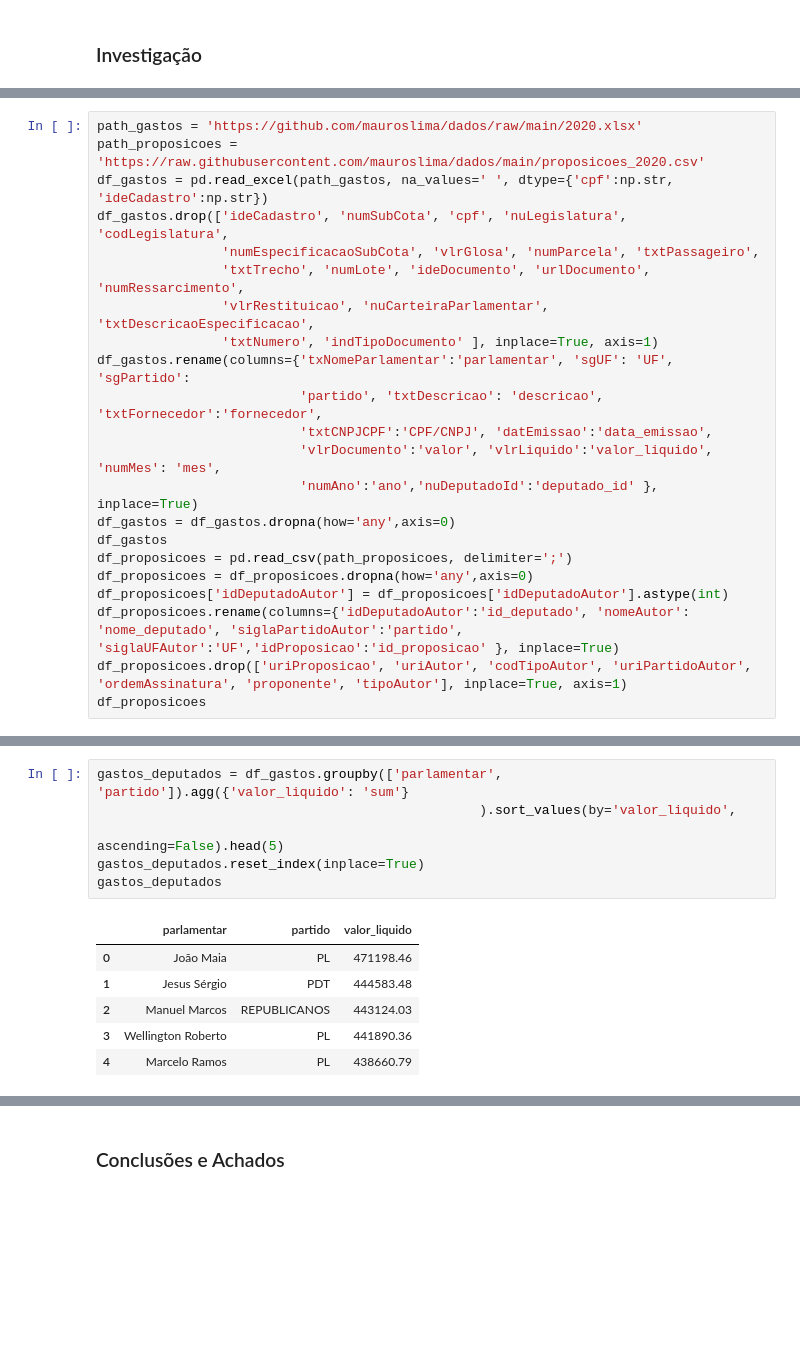
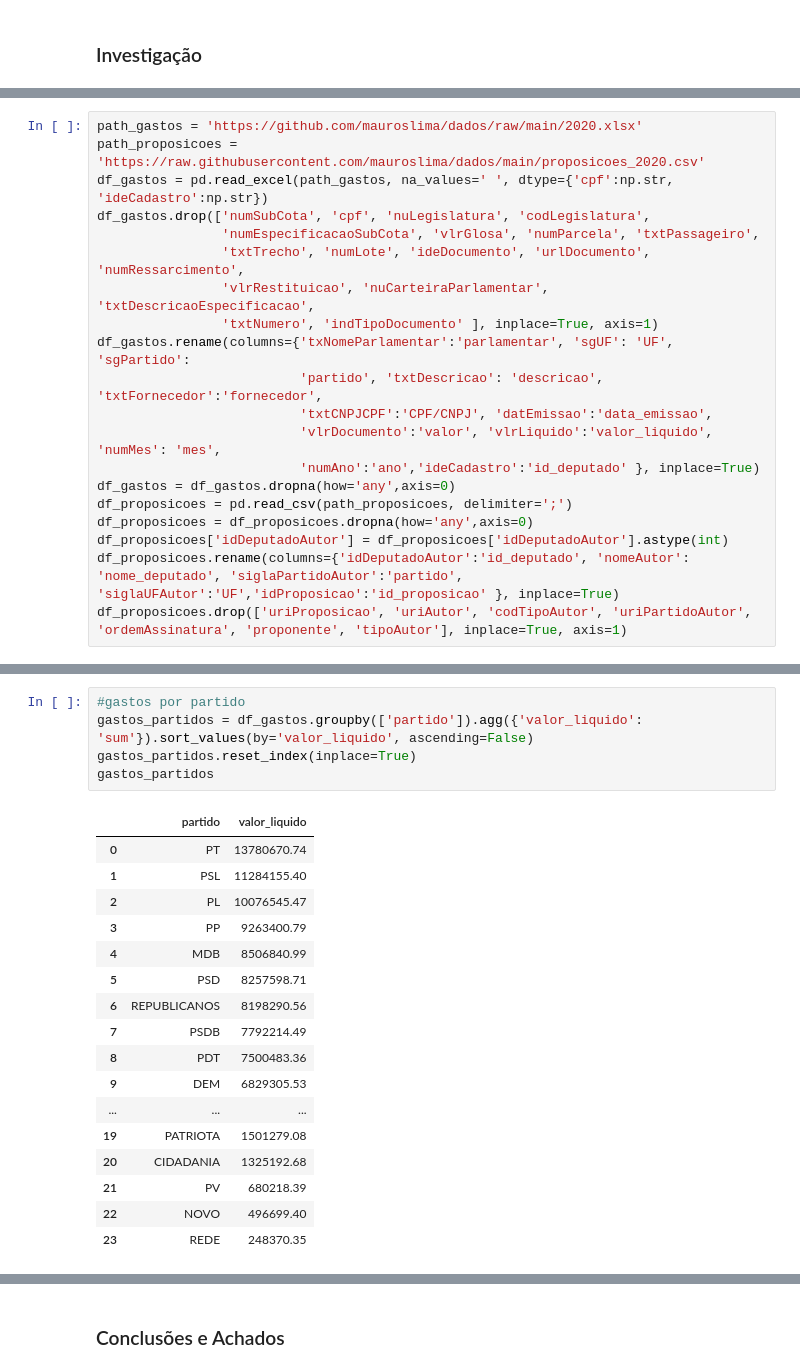
Before and after one commit to mauroslima/curso_ciencia_dados, a Jupyter notebook: TrabalhoFinal.ipynb, the cells around one changed output, grey strips where cells are left out. Saved outputs shown, nothing was run; the diff lists cells and outputs as text; blank space fills up the shorter version.

```diff
--- a/TrabalhoFinal.ipynb
+++ b/TrabalhoFinal.ipynb
@@ -32,7 +37,7 @@ sns.set()
 path_gastos = 'https://github.com/mauroslima/dados/raw/main/2020.xlsx'
 path_proposicoes = 'https://raw.githubusercontent.com/mauroslima/dados/main/proposicoes_2020.csv'
 df_gastos = pd.read_excel(path_gastos, na_values=' ', dtype={'cpf':np.str, 'ideCadastro':np.str})
-df_gastos.drop(['ideCadastro', 'numSubCota', 'cpf', 'nuLegislatura', 'codLegislatura',
+df_gastos.drop(['numSubCota', 'cpf', 'nuLegislatura', 'codLegislatura',
                 'numEspecificacaoSubCota', 'vlrGlosa', 'numParcela', 'txtPassageiro',
                 'txtTrecho', 'numLote', 'ideDocumento', 'urlDocumento', 'numRessarcimento',
                 'vlrRestituicao', 'nuCarteiraParlamentar', 'txtDescricaoEspecificacao',
@@ -41,12 +46,10 @@ df_gastos.rename(columns={'txNomeParlamentar':'parlamentar', 'sgUF': 'UF', 'sgPa
                           'partido', 'txtDescricao': 'descricao', 'txtFornecedor':'fornecedor',
                           'txtCNPJCPF':'CPF/CNPJ', 'datEmissao':'data_emissao',
                           'vlrDocumento':'valor', 'vlrLiquido':'valor_liquido', 'numMes': 'mes',
-                          'numAno':'ano','nuDeputadoId':'deputado_id' }, inplace=True)
+                          'numAno':'ano','ideCadastro':'id_deputado' }, inplace=True)
 df_gastos = df_gastos.dropna(how='any',axis=0)
-df_gastos
 df_proposicoes = pd.read_csv(path_proposicoes, delimiter=';')
 df_proposicoes = df_proposicoes.dropna(how='any',axis=0)
 df_proposicoes['idDeputadoAutor'] = df_proposicoes['idDeputadoAutor'].astype(int)
 df_proposicoes.rename(columns={'idDeputadoAutor':'id_deputado', 'nomeAutor': 'nome_deputado', 'siglaPartidoAutor':'partido', 'siglaUFAutor':'UF','idProposicao':'id_proposicao' }, inplace=True)
 df_proposicoes.drop(['uriProposicao', 'uriAutor', 'codTipoAutor', 'uriPartidoAutor', 'ordemAssinatura', 'proponente', 'tipoAutor'], inplace=True, axis=1)
-df_proposicoes
@@ -67,13 +76,23 @@ df_proposicoes
 # %%
-gastos_deputados = df_gastos.groupby(['parlamentar', 'partido']).agg({'valor_liquido': 'sum'}
-                                                 ).sort_values(by='valor_liquido',
-                                                               ascending=False).head(5)
-gastos_deputados.reset_index(inplace=True)
-gastos_deputados
+#gastos por partido
+gastos_partidos = df_gastos.groupby(['partido']).agg({'valor_liquido': 'sum'}).sort_values(by='valor_liquido', ascending=False)
+gastos_partidos.reset_index(inplace=True)
+gastos_partidos
 # %% [output]
-|  | parlamentar | partido | valor_liquido |
-| 0 | João Maia | PL | 471198.46 |
-| 1 | Jesus Sérgio | PDT | 444583.48 |
-| 2 | Manuel Marcos | REPUBLICANOS | 443124.03 |
-| 3 | Wellington Roberto | PL | 441890.36 |
-| 4 | Marcelo Ramos | PL | 438660.79 |
+|  | partido | valor_liquido |
+| 0 | PT | 13780670.74 |
+| 1 | PSL | 11284155.40 |
+| 2 | PL | 10076545.47 |
+| 3 | PP | 9263400.79 |
+| 4 | MDB | 8506840.99 |
+| 5 | PSD | 8257598.71 |
+| 6 | REPUBLICANOS | 8198290.56 |
+| 7 | PSDB | 7792214.49 |
+| 8 | PDT | 7500483.36 |
+| 9 | DEM | 6829305.53 |
+| ... | ... | ... |
+| 19 | PATRIOTA | 1501279.08 |
+| 20 | CIDADANIA | 1325192.68 |
+| 21 | PV | 680218.39 |
+| 22 | NOVO | 496699.40 |
+| 23 | REDE | 248370.35 |
```
Also changed, not shown: parts of 16 cells of this notebook.
